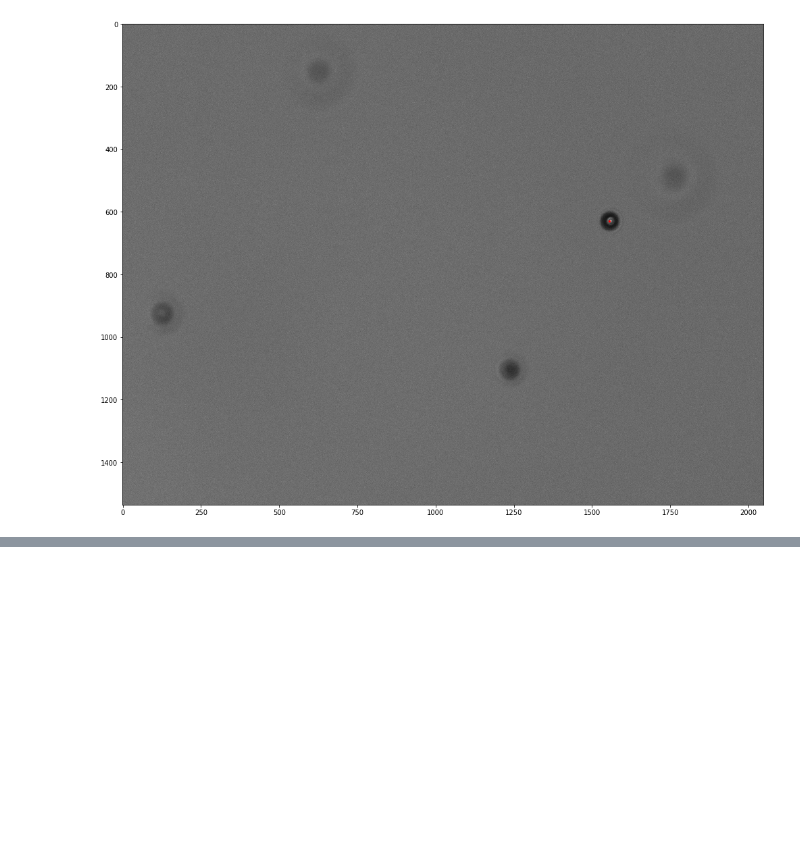
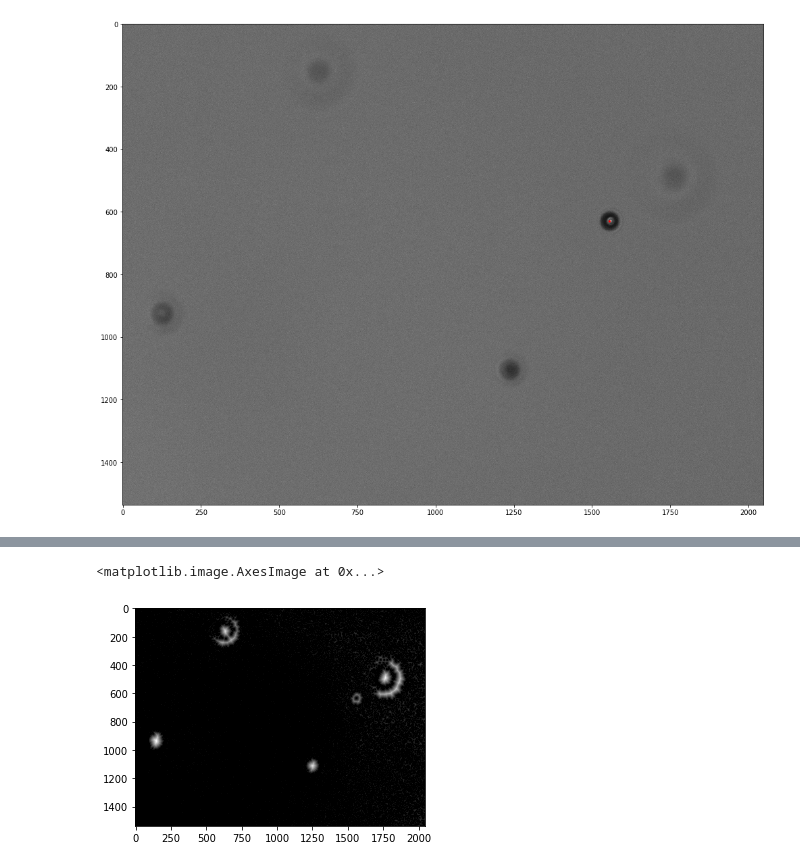
Before and after one commit to Niloo1371/Finding_droplets, a Jupyter notebook: Preprocessing/Preprocess.ipynb, the cells around one changed output, grey strips where cells are left out. Drawn from its saved outputs; the diff is of its cells as text; code cells hidden in the pictures; blank space fills up the shorter version.

```diff
--- a/Preprocessing/Preprocess.ipynb
+++ b/Preprocessing/Preprocess.ipynb
@@ -201,0 +237,21 @@ plt.scatter(x, y, c='red',s=5)  # test to see where te centers are
+# %%
+thresh = interactive_plot.result
+# %%
+# Noise removal using Morphological
+# closing operation
+kernel = np.ones((2, 2), np.uint8)
+closing = cv2.morphologyEx(thresh, cv2.MORPH_CLOSE,
+                           kernel, iterations=5)
+
+# Background area using Dialation
+bg = cv2.dilate(closing, kernel, iterations=5)
+
+# Finding foreground area
+dist_transform = cv2.distanceTransform(closing, cv2.DIST_L2, 0)
+ret, fg = cv2.threshold(dist_transform, 0.02
+                        * dist_transform.max(), 255, 0)
+
+plt.imshow(dist_transform, cmap='gray')
+# %% [output]
+<matplotlib.image.AxesImage at 0x...>
+[figure, added]
```
Also changed, not shown: parts of 5 cells of this notebook.
